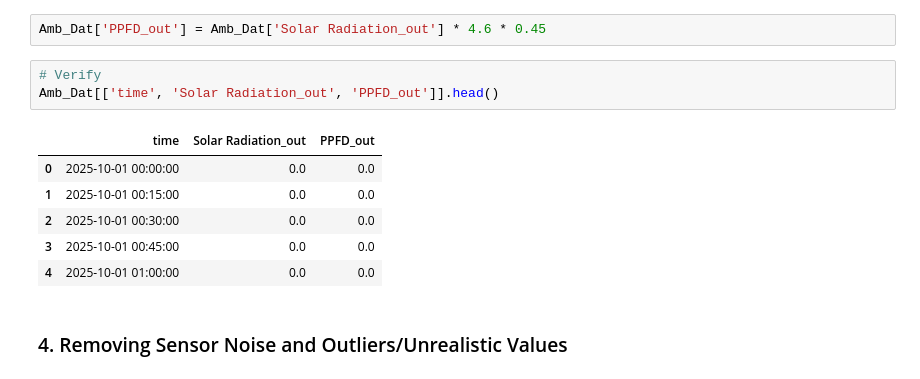
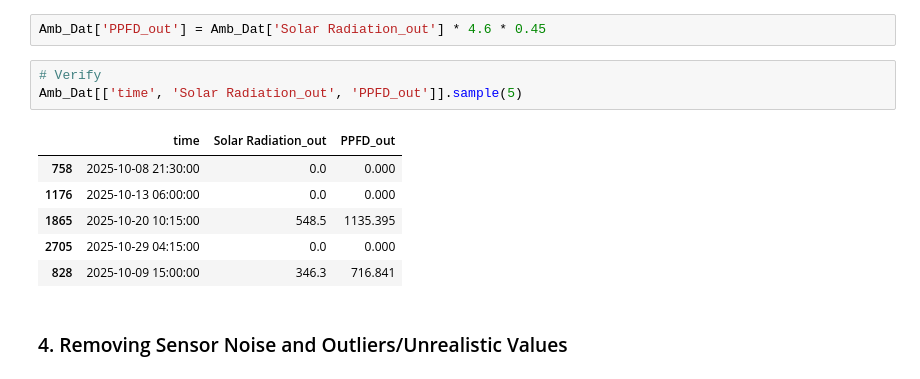
Before and after one commit to nnineeight/py4eda-project, a Jupyter notebook: notebooks/greenhouse_eda.ipynb, the cells around one changed output. Saved outputs shown, nothing was run; the diff lists cells and outputs as text.

```diff
--- a/notebooks/greenhouse_eda.ipynb
+++ b/notebooks/greenhouse_eda.ipynb
@@ -219,14 +221,14 @@ datetime64[ns]
 Amb_Dat['PPFD_out'] = Amb_Dat['Solar Radiation_out'] * 4.6 * 0.45
 # %%
 # Verify
-Amb_Dat[['time', 'Solar Radiation_out', 'PPFD_out']].head()
+Amb_Dat[['time', 'Solar Radiation_out', 'PPFD_out']].sample(5)
 # %% [output]
 |  | time | Solar Radiation_out | PPFD_out |
-| 0 | 2025-10-01 00:00:00 | 0.0 | 0.0 |
-| 1 | 2025-10-01 00:15:00 | 0.0 | 0.0 |
-| 2 | 2025-10-01 00:30:00 | 0.0 | 0.0 |
-| 3 | 2025-10-01 00:45:00 | 0.0 | 0.0 |
-| 4 | 2025-10-01 01:00:00 | 0.0 | 0.0 |
+| 758 | 2025-10-08 21:30:00 | 0.0 | 0.000 |
+| 1176 | 2025-10-13 06:00:00 | 0.0 | 0.000 |
+| 1865 | 2025-10-20 10:15:00 | 548.5 | 1135.395 |
+| 2705 | 2025-10-29 04:15:00 | 0.0 | 0.000 |
+| 828 | 2025-10-09 15:00:00 | 346.3 | 716.841 |
 # %% [markdown]
 ### 4. Removing Sensor Noise and Outliers/Unrealistic Values
 # %% [markdown]
```
Also changed, not shown: parts of 10 cells of this notebook.
